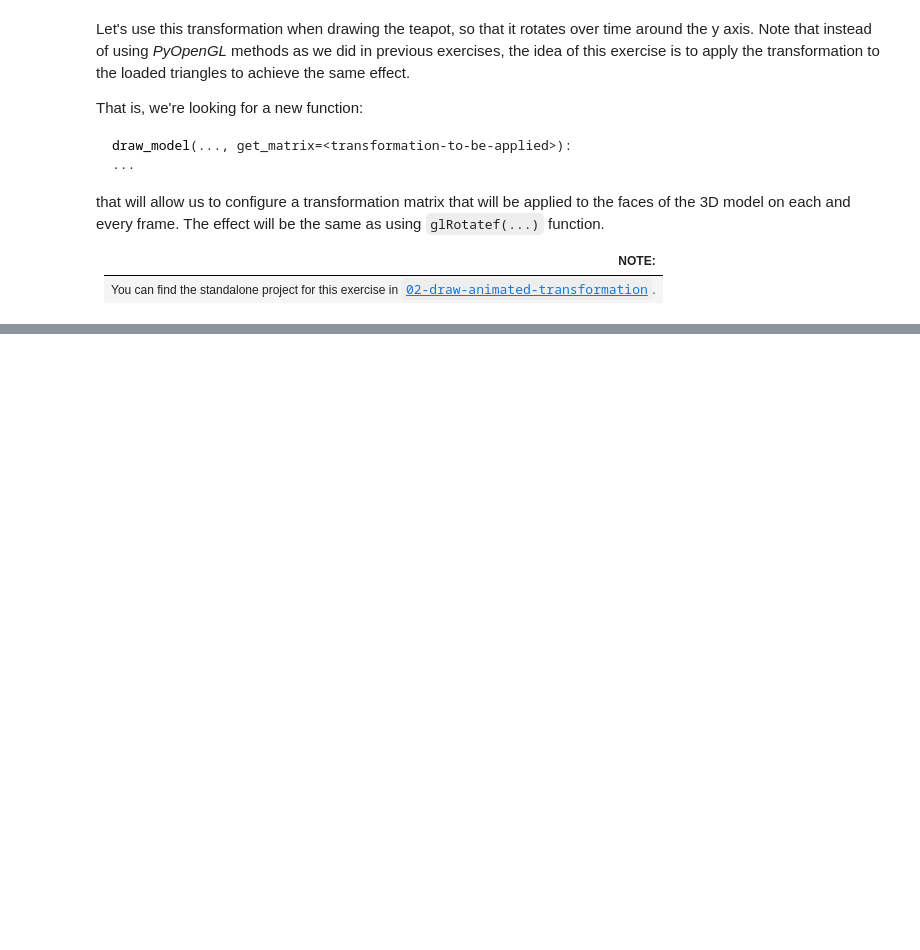
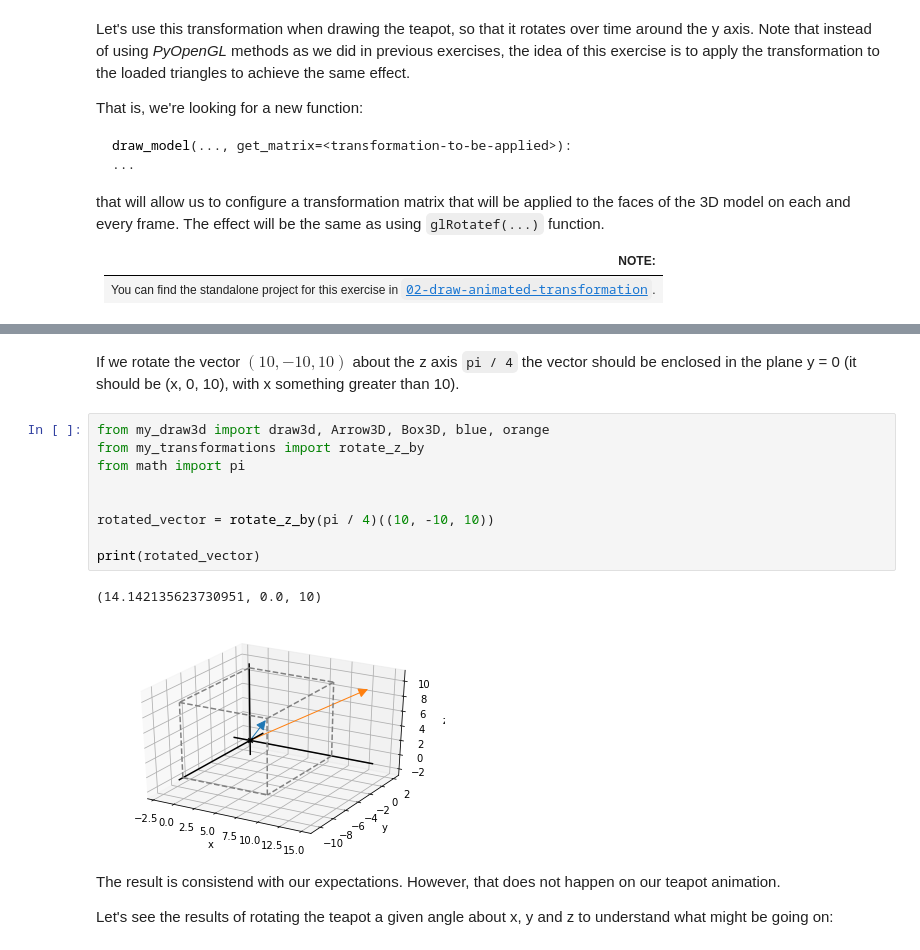
Before and after one commit to sergiofgonzalez/math-workbench, a Jupyter notebook: 04-using-matrices-with-transformations/01-transformations-with-matrices-concepts-notebooks/transformations-with-matrices.ipynb, the cells around one changed output, grey strips where cells are left out. Cells and saved outputs as stored; diff of their text form; blank space fills up the shorter version.

```diff
--- a/04-using-matrices-with-transformations/01-transformations-with-matrices-concepts-notebooks/transformations-with-matrices.ipynb
+++ b/04-using-matrices-with-transformations/01-transformations-with-matrices-concepts-notebooks/transformations-with-matrices.ipynb
@@ -812,0 +850,18 @@ that will allow us to configure a transformation matrix that will be applied to
+# %% [markdown]
+If we rotate the vector $ (10, -10, 10) $ about the z axis `pi / 4` the vector should be enclosed in the plane y = 0 (it should be (x, 0, 10), with x something greater than 10).
+# %%
+from my_draw3d import draw3d, Arrow3D, Box3D, blue, orange
+from my_transformations import rotate_z_by
+from math import pi
+
+
+rotated_vector = rotate_z_by(pi / 4)((10, -10, 10))
+
+print(rotated_vector)
+# %% [output]
+(14.142135623730951, 0.0, 10)
+[figure, added]
+# %% [markdown]
+The result is consistend with our expectations. However, that does not happen on our teapot animation.
+
+Let's see the results of rotating the teapot a given angle about x, y and z to understand what might be going on:
```
Also changed, not shown: parts of 7 cells of this notebook, 16 other files.
